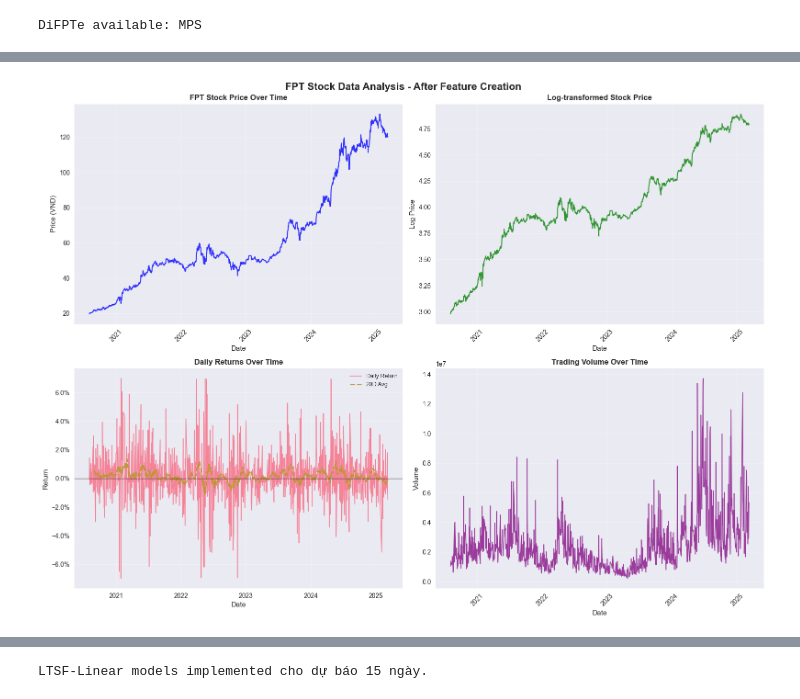
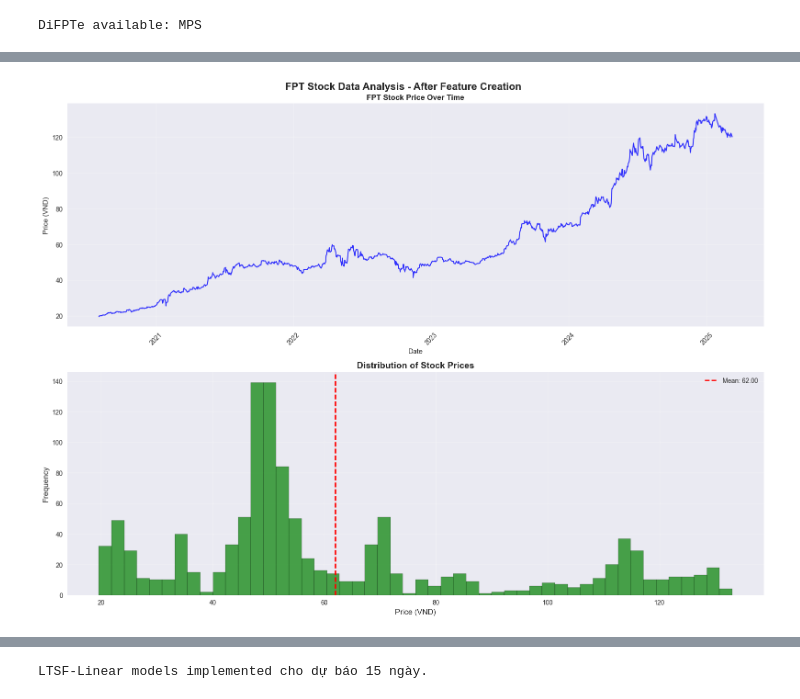
Before and after one commit to thanhvyttv/aio2025_study, a Jupyter notebook: Module6/pj6_1_FPT_train.ipynb, the cells around one changed output, grey strips where cells are left out. Saved outputs shown, nothing was run; the diff lists cells and outputs as text; code cells hidden in the pictures.

```diff
--- a/Module6/pj6_1_FPT_train.ipynb
+++ b/Module6/pj6_1_FPT_train.ipynb
@@ -100,9 +26,0 @@ dtype: int64
-# %%
-# Missing values handling
-print("\nHandling missing values...")
-if df["daily_return"].isnull().sum() > 0:
-    df["daily_return"].fillna(0, inplace=True)
-
-missing_after = df.isnull().sum()
-print(f"\nMissing values after handling:")
-display(missing_after)
@@ -123,67 +27,33 @@ dtype: int64
 # %%
-fig, axes = plt.subplots(2, 2, figsize=(16, 12))
+fig, axes = plt.subplots(2, 1, figsize=(16, 12))
 fig.suptitle(
     "FPT Stock Data Analysis - After Feature Creation", fontsize=16, fontweight="bold"
 )
 
 # 1) Stock Price Over Time
-axes[0, 0].plot(df["time"], df["close"], linewidth=1.5, color="blue", alpha=0.8)
-axes[0, 0].set_title("FPT Stock Price Over Time", fontsize=12, fontweight="bold")
-axes[0, 0].set_xlabel("Date")
-axes[0, 0].set_ylabel("Price (VND)")
-axes[0, 0].grid(True, alpha=0.3)
-axes[0, 0].tick_params(axis="x", rotation=45)
+axes[0].plot(df["time"], df["close"], linewidth=1.5, color="blue", alpha=0.8)
+axes[0].set_title("FPT Stock Price Over Time", fontsize=12, fontweight="bold")
+axes[0].set_xlabel("Date")
+axes[0].set_ylabel("Price (VND)")
+axes[0].grid(True, alpha=0.3)
+axes[0].tick_params(axis="x", rotation=45)
 
-# 2) Log-transformed Price
-axes[0, 1].plot(df["time"], df["close_log"], linewidth=1.5, color="green", alpha=0.8)
-axes[0, 1].set_title("Log-transformed Stock Price", fontsize=12, fontweight="bold")
-axes[0, 1].set_xlabel("Date")
-axes[0, 1].set_ylabel("Log Price")
-axes[0, 1].grid(True, alpha=0.3)
-axes[0, 1].tick_params(axis="x", rotation=45)
-
-# 3) Daily Returns Over Time (time-series thay histogram)
-ret_ts = df[["time", "daily_return"]].dropna().copy()
-ret_ts["ret_ma20"] = ret_ts["daily_return"].rolling(20).mean()
-
-axes[1, 0].plot(
-    ret_ts["time"],
-    ret_ts["daily_return"],
-    linewidth=1.2,
-    alpha=0.85,
-    label="Daily Return",
+# Plot 2: Phân phối giá
+axes[1].hist(df["close"], bins=50, color="green", alpha=0.7, edgecolor="black")
+axes[1].set_title("Distribution of Stock Prices", fontsize=14, fontweight="bold")
+axes[1].set_xlabel("Price (VND)", fontsize=12)
+axes[1].set_ylabel("Frequency", fontsize=12)
+axes[1].grid(True, alpha=0.3)
+axes[1].axvline(
+    df["close"].mean(),
+    color="red",
+    linestyle="--",
+    linewidth=2,
+    label=f"Mean: {df['close'].mean():.2f}",
 )
-axes[1, 0].plot(
-    ret_ts["time"],
-    ret_ts["ret_ma20"],
-    linewidth=2.0,
-    linestyle="--",
-    alpha=0.95,
-    label="20D Avg",
-)
-axes[1, 0].axhline(0, color="black", linewidth=1, alpha=0.6)
-
-axes[1, 0].set_title("Daily Returns Over Time", fontsize=12, fontweight="bold")
-axes[1, 0].set_xlabel("Date")
-axes[1, 0].set_ylabel("Return")
-axes[1, 0].yaxis.set_major_formatter(PercentFormatter(1.0))  # hiển thị %
-axes[1, 0].xaxis.set_major_locator(mdates.AutoDateLocator())
-axes[1, 0].xaxis.set_major_formatter(
-    mdates.ConciseDateFormatter(mdates.AutoDateLocator())
-)
-axes[1, 0].tick_params(axis="x", rotation=0)
-axes[1, 0].grid(True, alpha=0.3)
-axes[1, 0].legend(fontsize=9)
-
-# 4) Volume Over Time
-axes[1, 1].plot(df["time"], df["volume"], linewidth=1.2, color="purple", alpha=0.75)
-axes[1, 1].set_title("Trading Volume Over Time", fontsize=12, fontweight="bold")
-axes[1, 1].set_xlabel("Date")
-axes[1, 1].set_ylabel("Volume")
-axes[1, 1].grid(True, alpha=0.3)
-axes[1, 1].tick_params(axis="x", rotation=45)
+axes[1].legend()
 
 plt.tight_layout()
 plt.show()
 # %% [output]
-[figure, old version]
+[figure, new version]
```
Also changed, not shown: parts of 19 cells of this notebook, 16 other files.
